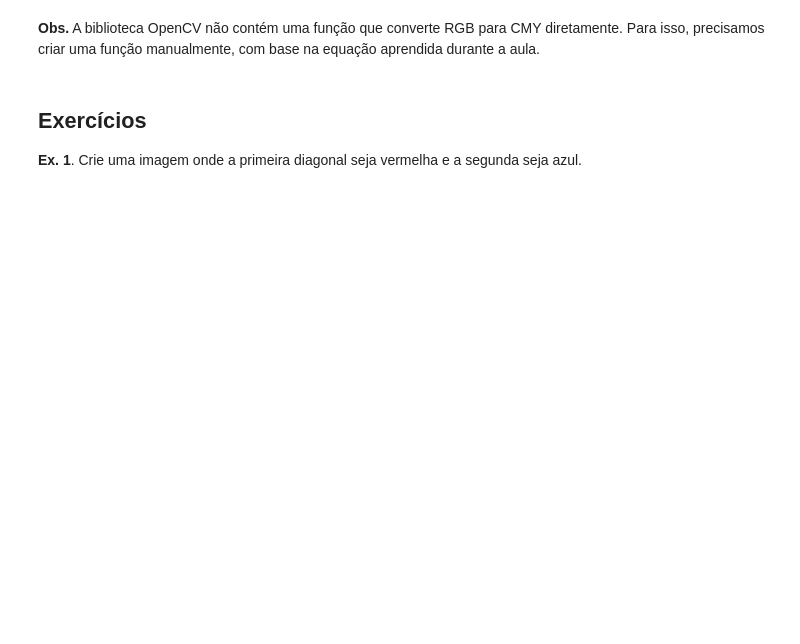
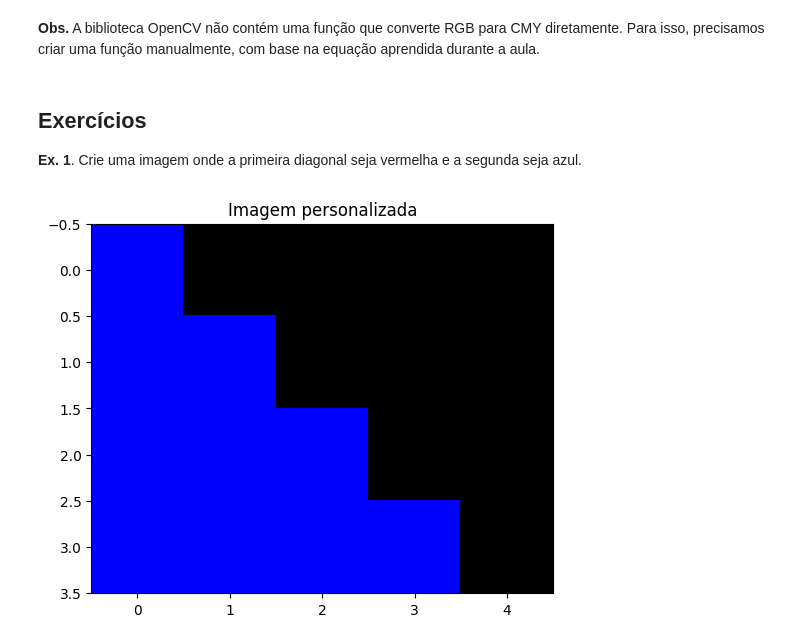
Before and after one commit to AlanEdward19/ProcessamentoDeImagens, a Jupyter notebook: exPDI03_cores_tin3.ipynb, the cells around one changed output. Cells and saved outputs as stored; diff of their text form; code cells hidden in the pictures; blank space fills up the shorter version.

```diff
--- a/exPDI03_cores_tin3.ipynb
+++ b/exPDI03_cores_tin3.ipynb
@@ -407,22 +442,18 @@ plt.show()
 # %%
 ################# COMPLETE O CÓDIGO AQUI  #################
 
-
-
-
-
-
-
-
-
-
+diagonal = np.zeros([4,5,3], dtype=np.uint8)
+for i in range(0,5):
+  diagonal[i:,i, 2] = 255
 
 ##########################################################
 
 # plota a imagem
 plt.imshow(diagonal)
 plt.title('Imagem personalizada')
 plt.show()
+# %% [output]
+[figure, added]
 # %% [markdown]
 **Ex. 2**. Desenhe a bandeira da frança usando operações matriciais.
 
```
Also changed, not shown: parts of 4 cells of this notebook.
